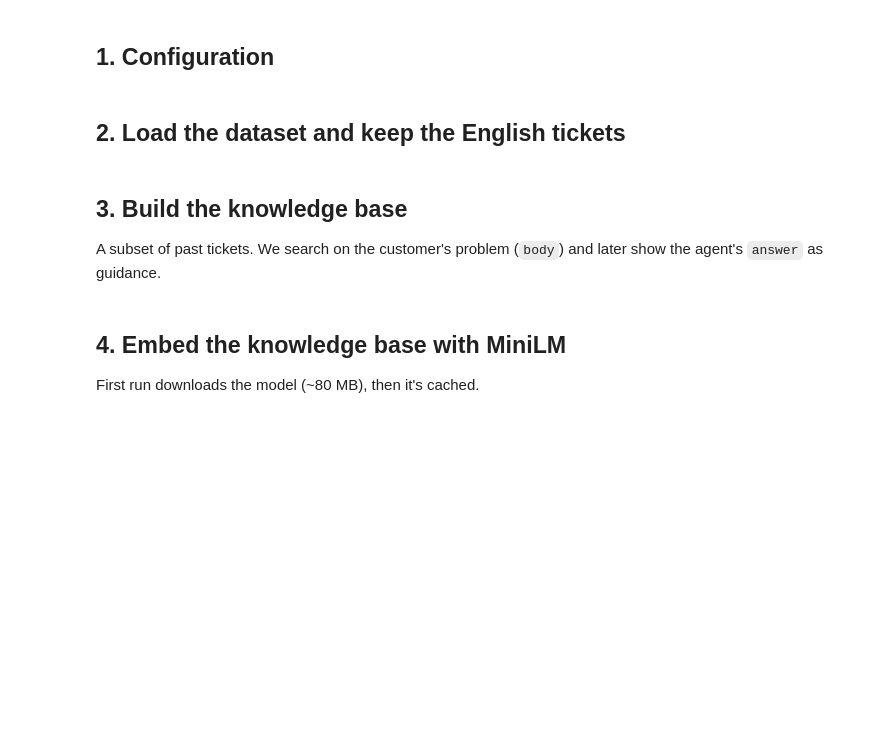
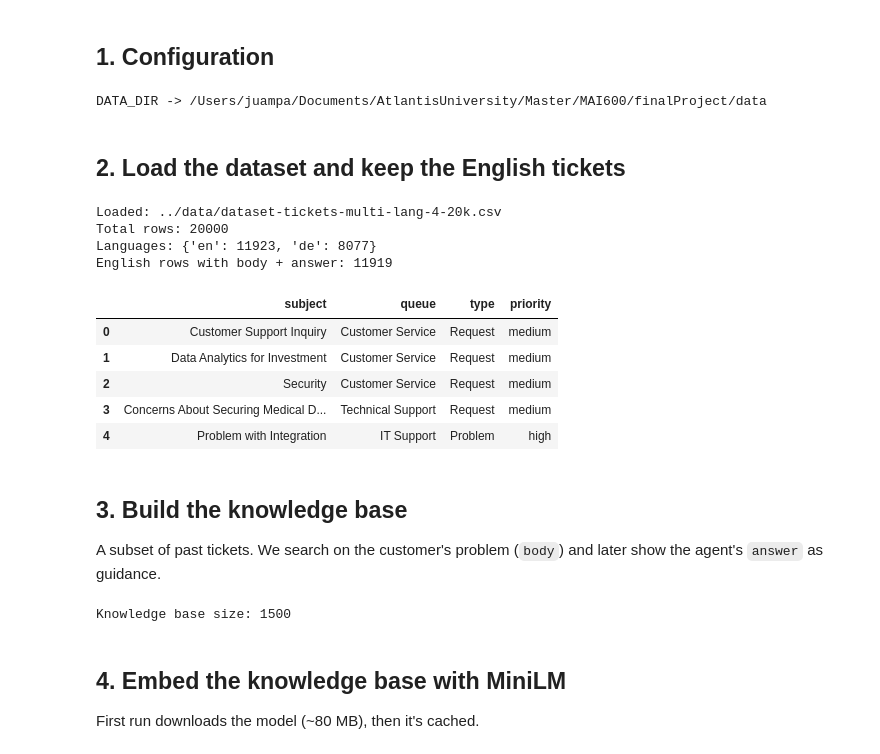
Before and after one commit to Patagonico71/mai600finalproject, a Jupyter notebook: notebooks/rag_ticket_triage.ipynb, the cells around one changed output. Drawn from its saved outputs; the diff is of its cells as text; code cells hidden in the pictures; blank space fills up the shorter version.

```diff
--- a/notebooks/rag_ticket_triage.ipynb
+++ b/notebooks/rag_ticket_triage.ipynb
@@ -11,26 +11,48 @@ Make sure Ollama is running before the generation cells (it listens on `localhos
 import os, glob, time, json
 import pandas as pd
 
-DATA_DIR    = "data"                    # folder that holds your Kaggle CSV
+# Resolve data/ whether the notebook is launched from the project root or from
+# notebooks/ (nbconvert runs with cwd = the notebook's own folder).
+DATA_DIR = "data" if os.path.isdir("data") else os.path.join("..", "data")
+
 EMBED_MODEL = "all-MiniLM-L6-v2"        # embedding model (downloads on first use)
 GEN_MODEL   = "llama3.2:3b"             # local model served by Ollama
 OLLAMA_URL  = "http://localhost:11434/api/generate"
 K           = 3                          # how many past tickets to retrieve
 KB_SIZE     = 1500                       # how many tickets go in the knowledge base
+
+print("DATA_DIR ->", os.path.abspath(DATA_DIR))
+# %% [output]
+DATA_DIR -> /Users/juampa/Documents/AtlantisUniversity/Master/MAI600/finalProject/data
 # %% [markdown]
 ## 2. Load the dataset and keep the English tickets
 # %%
-# Picks the largest CSV in data/ (so it uses the full file, not the small sample)
-csvs = sorted(glob.glob(os.path.join(DATA_DIR, "*.csv")), key=os.path.getsize, reverse=True)
-print("CSV files found:", csvs)
+# Pinned to the project dataset (documented in the proposal). Do NOT auto-pick by
+# file size: data/ holds several Kaggle variants and the largest one is a different file.
+CSV_PATH = os.path.join(DATA_DIR, "dataset-tickets-multi-lang-4-20k.csv")
 
-df = pd.read_csv(csvs[0])
+df = pd.read_csv(CSV_PATH)
+print("Loaded:", CSV_PATH)
 print("Total rows:", len(df))
+print("Languages:", df["language"].value_counts().to_dict())
 
+# English only. The multilingual rows would pollute both the knowledge base and
+# the embeddings, and the triage output has to be in English.
 df = df[df["language"] == "en"].copy()
 df = df.dropna(subset=["body", "answer"]).reset_index(drop=True)
 print("English rows with body + answer:", len(df))
 df[["subject", "queue", "type", "priority"]].head()
+# %% [output]
+Loaded: ../data/dataset-tickets-multi-lang-4-20k.csv
+Total rows: 20000
+Languages: {'en': 11923, 'de': 8077}
+English rows with body + answer: 11919
+|  | subject | queue | type | priority |
+| 0 | Customer Support Inquiry | Customer Service | Request | medium |
+| 1 | Data Analytics for Investment | Customer Service | Request | medium |
+| 2 | Security | Customer Service | Request | medium |
+| 3 | Concerns About Securing Medical D... | Technical Support | Request | medium |
+| 4 | Problem with Integration | IT Support | Problem | high |
 # %% [markdown]
 ## 3. Build the knowledge base
 
@@ -39,6 +61,8 @@ A subset of past tickets. We search on the customer's problem (`body`) and later
 kb = df.sample(n=min(KB_SIZE, len(df)), random_state=42).reset_index(drop=True)
 kb_texts = (kb["subject"].fillna("") + ". " + kb["body"]).tolist()
 print("Knowledge base size:", len(kb))
+# %% [output]
+Knowledge base size: 1500
 # %% [markdown]
 ## 4. Embed the knowledge base with MiniLM
 
```
Also changed, not shown: parts of 5 cells of this notebook, 23 other files.
